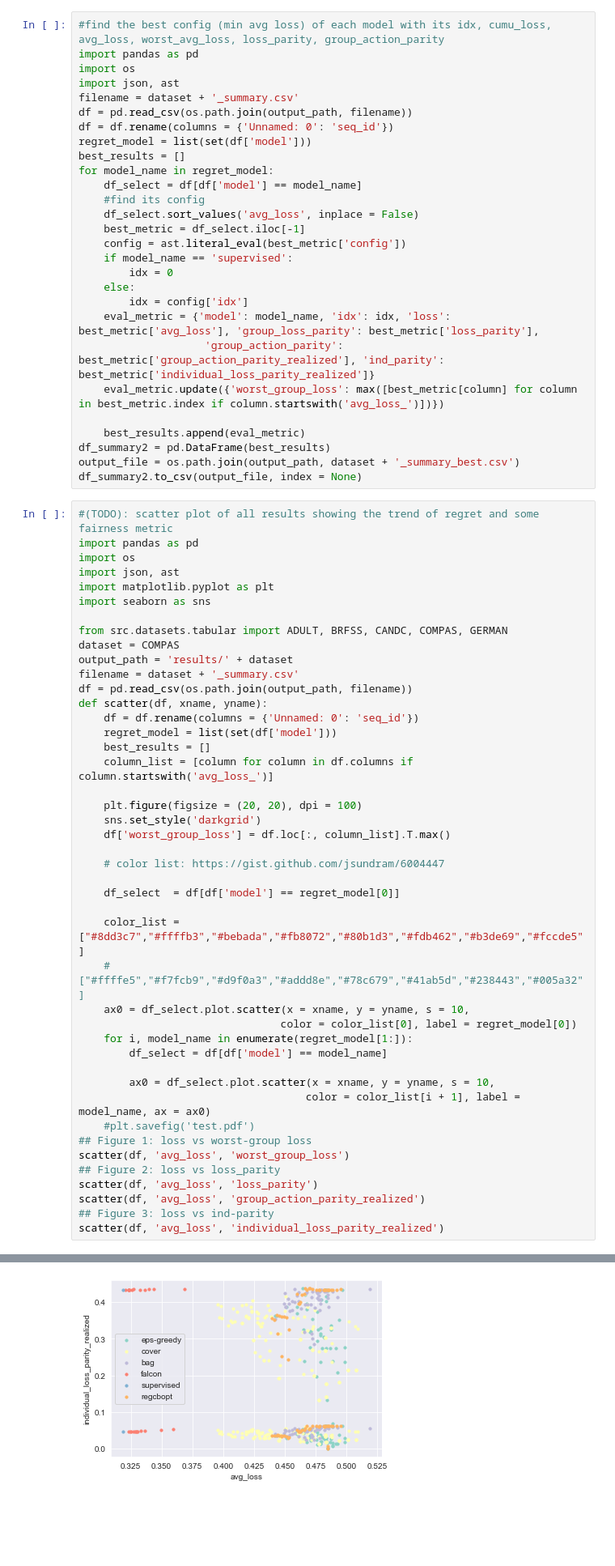
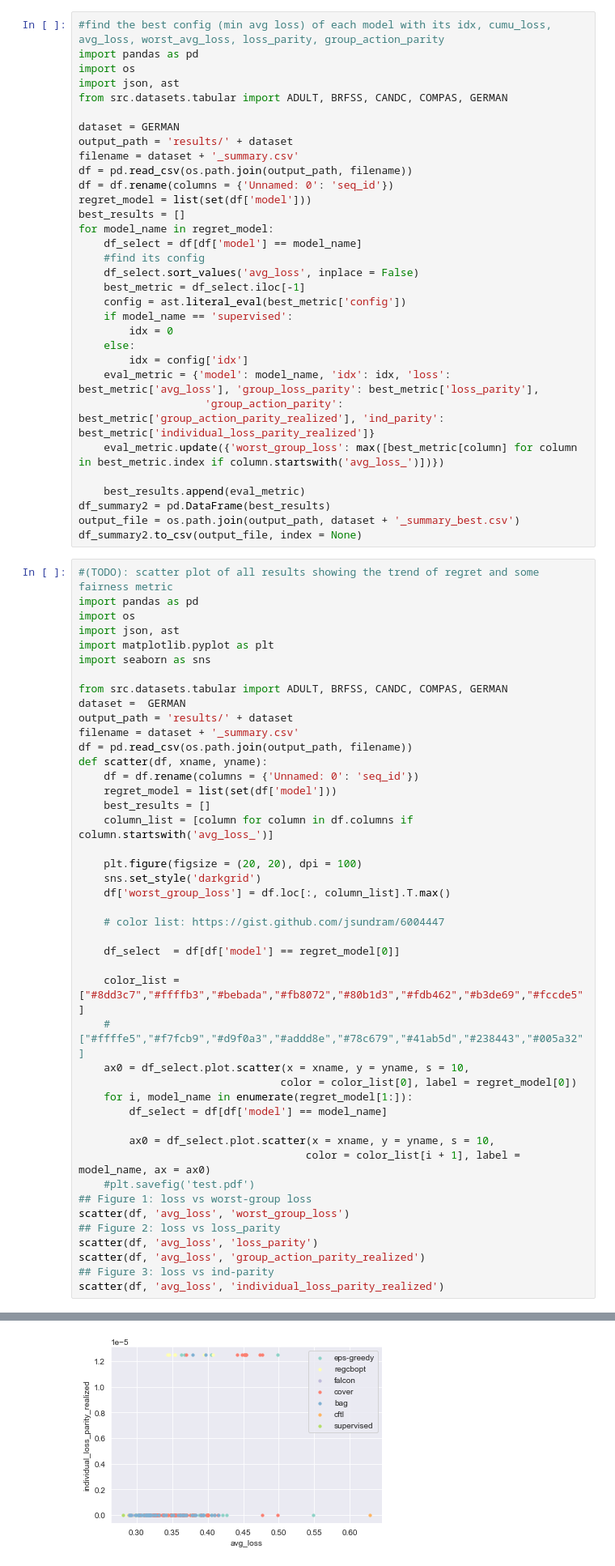
Before and after one commit to wangtianyu61/fa-alg, a Jupyter notebook: figure.ipynb, the cells around one changed output, grey strips where cells are left out. Shown at 81% size. Saved outputs shown, nothing was run; the diff lists cells and outputs as text; blank space fills up the shorter version.

```diff
--- a/figure.ipynb
+++ b/figure.ipynb
@@ -11,6 +11,10 @@ Below are the holistic analysis code of the experiment result.
 import pandas as pd
 import os
 import json, ast
+from src.datasets.tabular import ADULT, BRFSS, CANDC, COMPAS, GERMAN
+
+dataset = GERMAN
+output_path = 'results/' + dataset
 filename = dataset + '_summary.csv'
 df = pd.read_csv(os.path.join(output_path, filename))
 df = df.rename(columns = {'Unnamed: 0': 'seq_id'})
@@ -43,7 +47,7 @@ import matplotlib.pyplot as plt
 import seaborn as sns
 
 from src.datasets.tabular import ADULT, BRFSS, CANDC, COMPAS, GERMAN
-dataset = COMPAS
+dataset =  GERMAN
 output_path = 'results/' + dataset
 filename = dataset + '_summary.csv'
 df = pd.read_csv(os.path.join(output_path, filename))
@@ -88,5 +92,5 @@ scatter(df, 'avg_loss', 'individual_loss_parity_realized')
 <Figure size 2000x2000 with 0 Axes>
-[figure, old version]
+[figure, new version]
 # %%
 df
 # %% [output]
```
Also changed, not shown: parts of 3 cells of this notebook, 7 other files.
